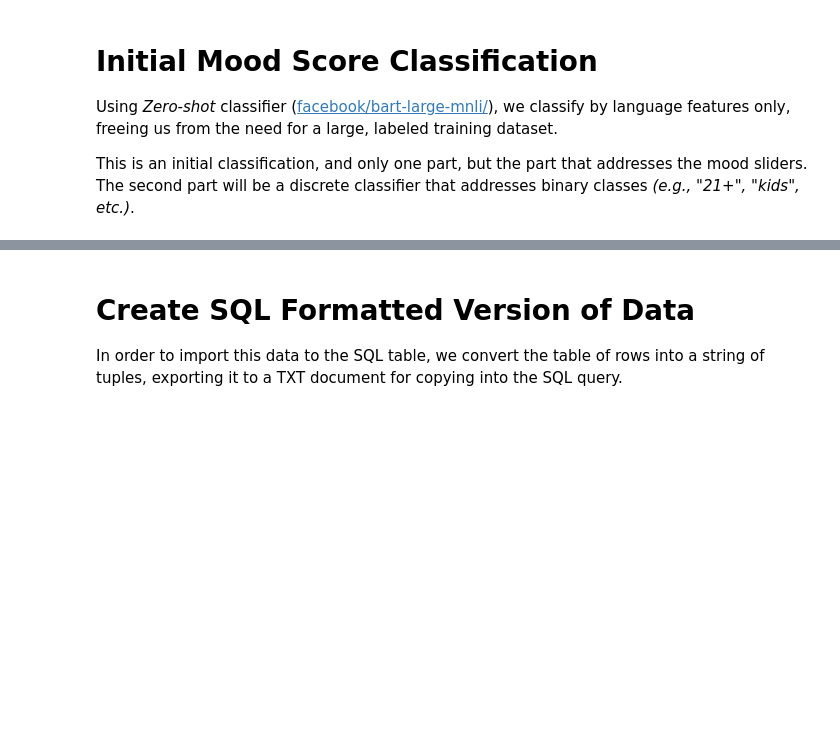
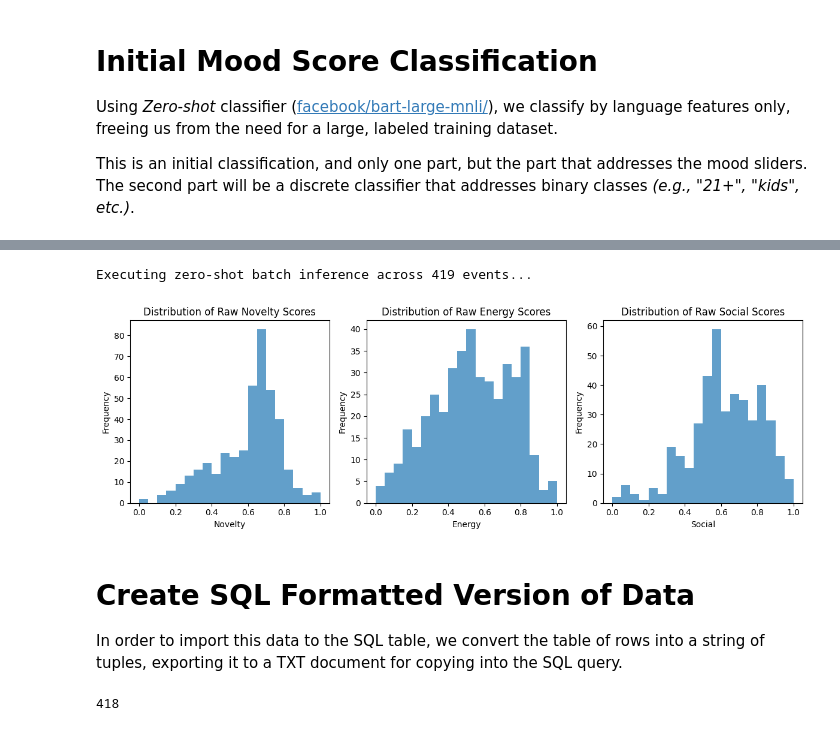
Before and after one commit to mathewsonb/vivida_app, a Jupyter notebook: dev/sandbox.ipynb, the cells around one changed output, grey strips where cells are left out. Drawn from its saved outputs; the diff is of its cells as text; code cells hidden in the pictures; blank space fills up the shorter version.

```diff
--- a/dev/sandbox.ipynb
+++ b/dev/sandbox.ipynb
@@ -2303,7 +2303,8 @@ final = pd.concat([
     dph_df, # 13
     gh_df, # 14
     tam_df, # 15
-    tst_df # 16
+    tst_df, # 16
+    tpd_df # 17
     ]).reset_index(drop=True)
 # %%
 # use US census API to get lat/ long from address
@@ -2720,6 +2723,8 @@ def batch_mood_classifier(df: pd.DataFrame, batch_size: int = 32) -> pd.DataFram
 # %%
 # apply mood ratings
 final_ab = batch_mood_classifier(final_ab, batch_size=32)
+# %% [output]
+Executing zero-shot batch inference across 419 events...
 # %%
 # Define the domain columns
 domains = ['energy', 'social', 'novelty']
@@ -2732,36 +2737,38 @@ for col in domains:
 import matplotlib.pyplot as plt
 
 # inspect the distribution of the raw mood scores
-raw_novelty = final_ab_test["novelty"].tolist()
-raw_energy = final_ab_test["energy"].tolist()
-raw_social = final_ab_test["social"].tolist()
+raw_novelty = final_ab["novelty"].tolist()
+raw_energy = final_ab["energy"].tolist()
+raw_social = final_ab["social"].tolist()
 
 # define parameters for binning and plotting
 bins = 20
 alpha = 0.7
 
 # plot the distributions of the raw mood scores
 plt.figure(figsize=(12, 4))
 plt.subplot(1, 3, 1)
 plt.hist(raw_novelty, bins=bins, alpha=alpha)
 plt.xlabel('Novelty')
 plt.ylabel('Frequency')
 plt.title('Distribution of Raw Novelty Scores')
 
 plt.subplot(1, 3, 2)
 plt.hist(raw_energy, bins=bins, alpha=alpha)
 plt.xlabel('Energy')
 plt.ylabel('Frequency')
 plt.title('Distribution of Raw Energy Scores')
 
 plt.subplot(1, 3, 3)
 plt.hist(raw_social, bins=bins, alpha=alpha)
 plt.xlabel('Social')
 plt.ylabel('Frequency')
 plt.title('Distribution of Raw Social Scores')
 
 plt.tight_layout()
 plt.show()
+# %% [output]
+[figure, added]
 # %%
 # 1. Define character class matching all quotes, apostrophes, newlines, tabs, and backslashes
 pattern = r"['\"’‘“”\n\r\t\\]"
@@ -2878,6 +2885,8 @@ INSERT INTO events (
 ) VALUES\n""" + \
     sql_table[:-2] + \
         ";"
+# %% [output]
+418
 # %%
 # export the formatted table to a text document
 with open("events_data.txt", "w", encoding="utf-8") as file:
```
Also changed, not shown: parts of 2 cells of this notebook, 5 other files.
